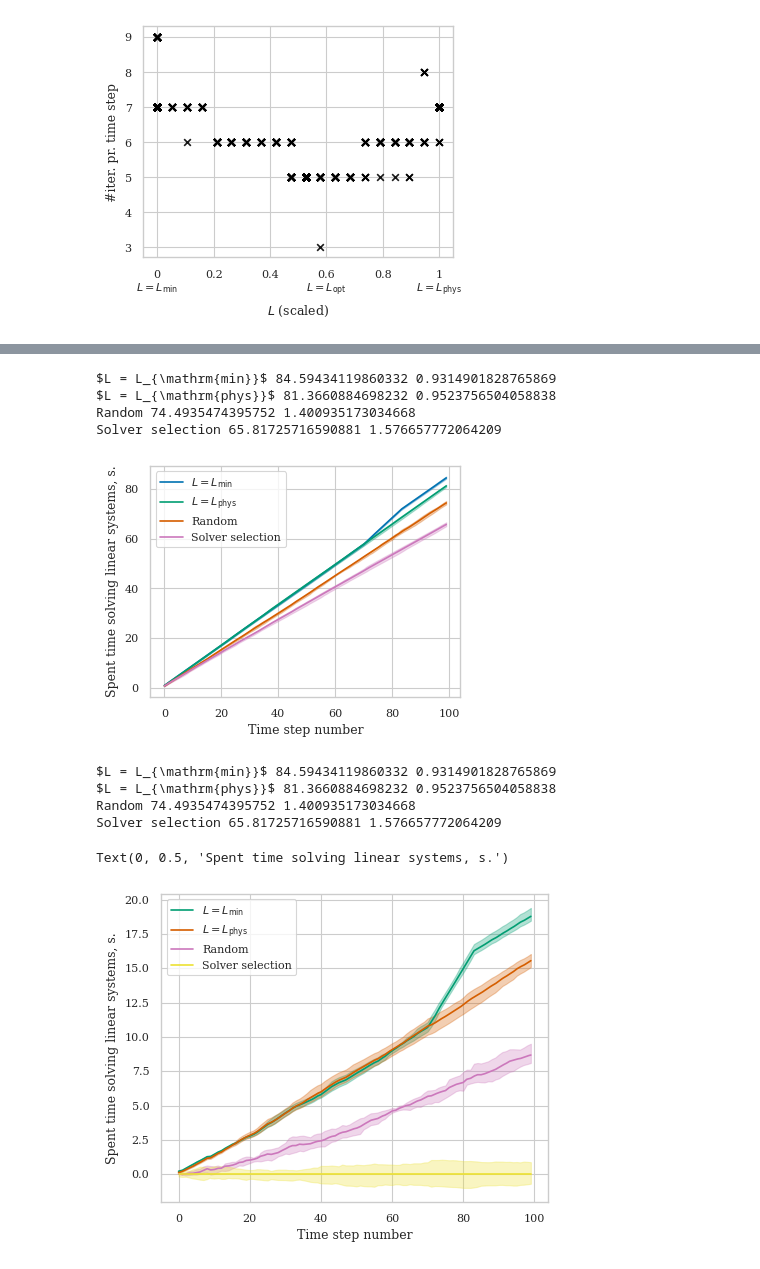
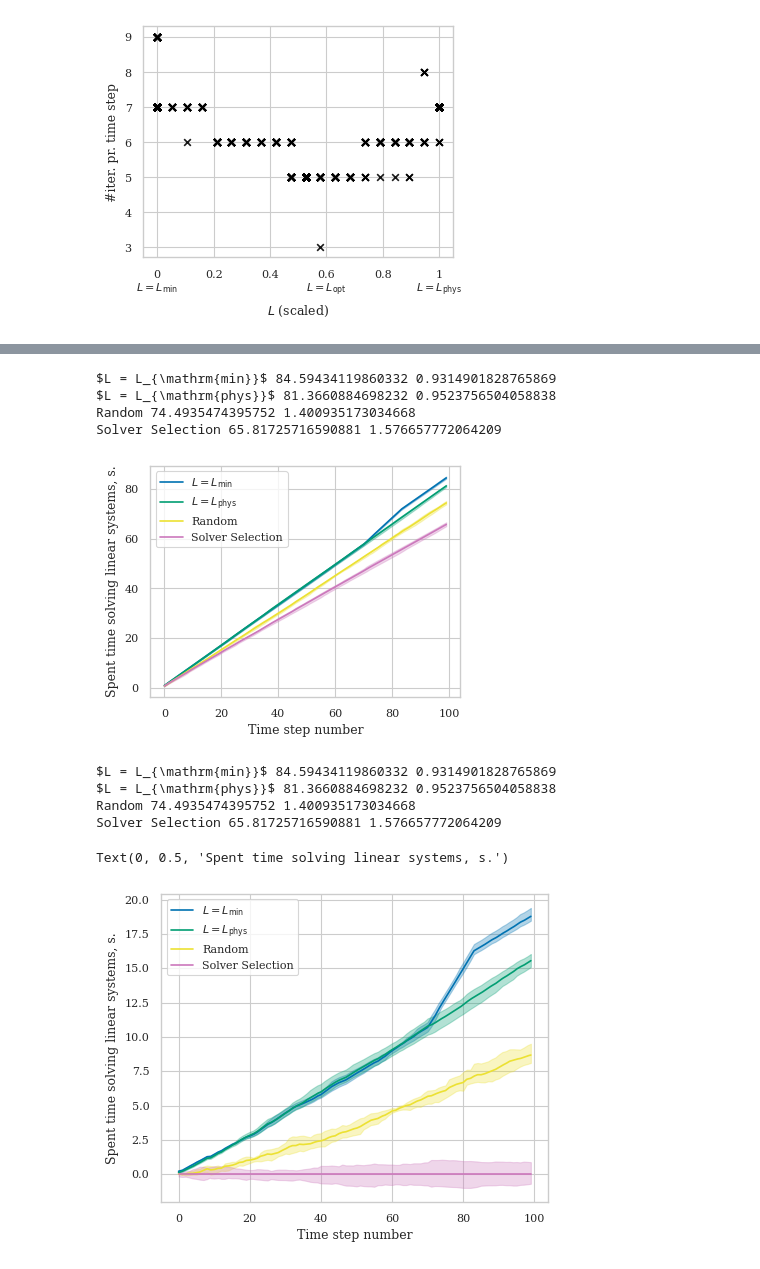
Before and after one commit to Yuriyzabegaev/solver_selector, a Jupyter notebook: examples/1/results_1_poro.ipynb, the cells around one changed output, grey strips where cells are left out. Cells and saved outputs as stored; diff of their text form; code cells hidden in the pictures.

```diff
--- a/examples/1/results_1_poro.ipynb
+++ b/examples/1/results_1_poro.ipynb
@@ -41,12 +41,18 @@ data = {
     r"$L = L_{\mathrm{min}}$": load_data("poro_l0", n_newest=NUM_SIMS),
     r"$L = L_{\mathrm{phys}}$": load_data("poro_l1", n_newest=NUM_SIMS),
     "Random": load_data("poro_lrandom", n_newest=NUM_SIMS),
-    "Solver selection": load_data("poro_ldynamic", n_newest=NUM_SIMS),
+    "Solver Selection": load_data("poro_ldynamic", n_newest=NUM_SIMS),
 
     # "Solver selection": load_data("poro_ldynamic", n_newest=NUM_SIMS),
     # "Standard exploration": load_data("../3_medium//poro_eps_default", n_newest=NUM_SIMS),
 }
 
+COLORS = {
+    r"$L = L_{\mathrm{min}}$": 'C0',
+    r"$L = L_{\mathrm{phys}}$": 'C1',
+    'Solver Selection': 'C3',
+    'Random': 'C4',
+}
 
 save_media_path = Path("media")
 save_media_path.mkdir(exist_ok=True)
@@ -145,24 +144,22 @@ plt.show()
 # %% [output]
 [figure]
 # %%
-color_iter = -1
 plt.figure(figsize=(6, 3))
 for name, values in data.items():
     results = [make_solve_linear_system_time(perf, converged=CONVERGED) for perf in values]
     x = np.arange(len(results[0]))
     if USE_SIMULATED_TIME:
         x = make_simulation_time(values[0], converged=CONVERGED) / MINUTE
-    color_iter += 1
     make_label = True
     total = []
     for result in results:
         result = np.cumsum(result)
         total.append(result[-1])
         if make_label:
-            plt.plot(x, result, color=f"C{color_iter}", label=name)
+            plt.plot(x, result, color=COLORS[name], label=name)
             make_label = False
         else:
-            plt.plot(x, result, color=f"C{color_iter}")
+            plt.plot(x, result, color=COLORS[name])
     print(name, np.mean(total), np.max(total) - np.min(total))
 
 plt.legend()
@@ -178,11 +175,9 @@ Text(0, 0.5, 'Spent time solving linear systems, s.')
 # %%
-color_iter = -1
 best_time = float("inf")
 plt.figure(figsize=(4, 3))
 for name, values in data.items():
     results = []
     times = []
-    color_iter += 1
 
     for perf in values:
         res = np.cumsum(
@@ -213,8 +208,8 @@ for name, values in data.items():
     max_ = np.max(interp_data, axis=0)
     min_ = np.min(interp_data, axis=0)
     mean = np.mean(interp_data, axis=0)
-    plt.fill_between(x_space, min_, max_, color=f"C{color_iter}", alpha=0.3)
-    plt.plot(x_space, mean, color=f"C{color_iter}", label=name)
+    plt.fill_between(x_space, min_, max_, color=COLORS[name], alpha=0.3)
+    plt.plot(x_space, mean, color=COLORS[name], label=name)
     print(name, np.mean(total), np.max(total) - np.min(total))
     if mean[-1] < best_time:
         best_time = mean[-1]
@@ -231,15 +226,13 @@ if save_media_path is not None:
 $L = L_{\mathrm{min}}$ 84.59434119860332 0.9314901828765869
 $L = L_{\mathrm{phys}}$ 81.3660884698232 0.9523756504058838
 Random 74.4935474395752 1.400935173034668
-Solver selection 65.81725716590881 1.576657772064209
+Solver Selection 65.81725716590881 1.576657772064209
-[figure, old version]
+[figure, new version]
 # %%
-color_iter = 0
 plt.figure(figsize=(5, 4))
 for name, values in data.items():
     results = []
     times = []
-    color_iter += 1
 
     for perf in values:
         res = np.cumsum(
@@ -258,34 +251,34 @@ for name, values in data.items():
 
 
     total = []
     t_end = []
     interp_data_list = []
     x_space = np.linspace(times[0][0], times[0][-1], 1000)
     for time, result in zip(times, results):
         total.append(result[-1])
         t_end.append(time[-1])
 
         interp_data_list.append(np.interp(x_space, time, result))
 
     interp_data = np.array(interp_data_list) - best
     max_ = np.max(interp_data, axis=0)
     min_ = np.min(interp_data, axis=0)
     mean = np.mean(interp_data, axis=0)
-    plt.fill_between(x_space, min_, max_, color=f"C{color_iter}", alpha=0.3)
-    plt.plot(x_space, mean, color=f"C{color_iter}", label=name)
+    plt.fill_between(x_space, min_, max_, color=COLORS[name], alpha=0.3)
+    plt.plot(x_space, mean, color=COLORS[name], label=name)
     print(name, np.mean(total), np.max(total) - np.min(total))
     assert np.allclose(t_end, t_end[0], rtol=1e-10)
 
 plt.legend()
 plt.xlabel(X_LABEL)
 plt.ylabel("Spent time solving linear systems, s.")
 
 # if save_media_path is not None:
 #     plt.savefig(save_media_path / "thermal_performance.pdf", bbox_inches="tight")
 # %% [output]
 $L = L_{\mathrm{min}}$ 84.59434119860332 0.9314901828765869
 $L = L_{\mathrm{phys}}$ 81.3660884698232 0.9523756504058838
 Random 74.4935474395752 1.400935173034668
-Solver selection 65.81725716590881 1.576657772064209
+Solver Selection 65.81725716590881 1.576657772064209
 Text(0, 0.5, 'Spent time solving linear systems, s.')
-[figure, old version]
+[figure, new version]
```
Also changed, not shown: parts of 3 cells of this notebook, 4 other files.
